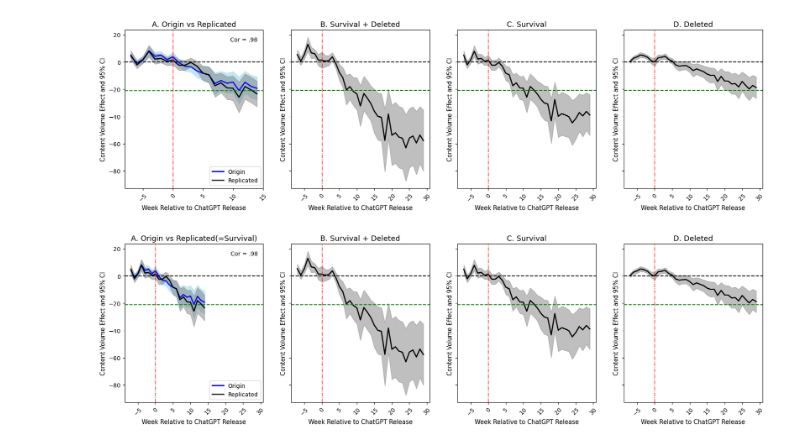
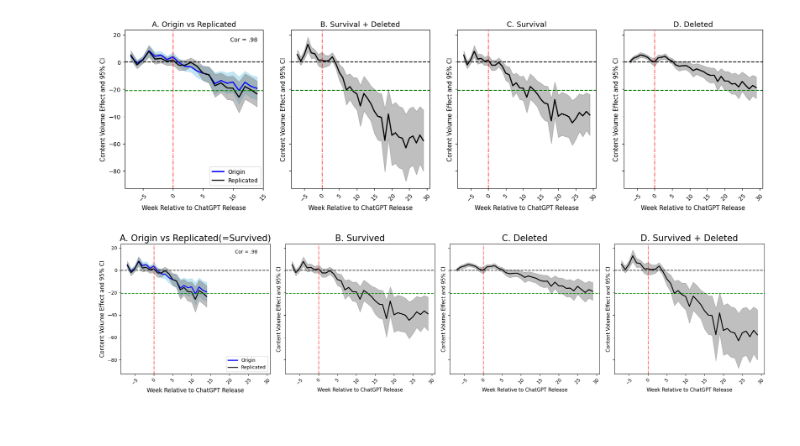
Before and after one commit to boysbeanxious/stackoverflow_src, a Jupyter notebook: matters_arising/Fig1.ipynb, the cells around one changed output. Drawn from its saved outputs; the diff is of its cells as text; code cells hidden in the pictures.

```diff
--- a/matters_arising/Fig1.ipynb
+++ b/matters_arising/Fig1.ipynb
@@ -802,50 +802,50 @@ axs[0].plot(cond3_n_df_coefs['period'], cond3_n_df_coefs['Estimate'], color='bla
 
 axs[0].axvline(x=0,     color='red',    linestyle='-.', linewidth=1)
 axs[0].axhline(y=0,     color='black',  linestyle='--')
-axs[0].set_xlabel("Week Relative to ChatGPT Release", fontsize = 10.5)
-axs[0].set_ylabel("Content Volume Effect and 95% CI", fontsize = 10.5)
-axs[0].set_title("A. Origin vs Replicated(=Survival)", fontsize=13)
+axs[0].set_xlabel("Week Relative to ChatGPT Release", fontsize = 12)
+axs[0].set_ylabel("Content Volume Effect and 95% CI", fontsize = 12)
+axs[0].set_title("A. Origin vs Replicated(=Survived)", fontsize = 18.5)
 axs[0].tick_params(axis='x', rotation=45)
 axs[0].axhline(y=-21, color='green',  linestyle='--')
 axs[0].text(21.5, 15, s='Cor = '+corr_value) #
 axs[0].legend(loc = 'lower right', fontsize = 10, ncols = 1) # add legend
 axs[0].grid(False)
 
-
-axs[1].fill_between(cond3_long_df_coefs['period'], cond3_long_df_coefs['ll_95'], cond3_long_df_coefs['ul_95'], color='gray', alpha=0.5)
-axs[1].plot(cond3_long_df_coefs['period'], cond3_long_df_coefs['Estimate'], color='black', linewidth=2)
-axs[1].axvline(x=0,     color='red',    linestyle='-.', linewidth=1)
-axs[1].axhline(y=0,     color='black',  linestyle='--')
+axs[1].fill_between(cond3_long_n_df_coefs['period'], cond3_long_n_df_coefs['ll_95'], cond3_long_n_df_coefs['ul_95'], color='gray', alpha=0.5)
+axs[1].plot(cond3_long_n_df_coefs['period'], cond3_long_n_df_coefs['Estimate'], color='black', linewidth=2)
+axs[1].axvline(x=0, color='red', linestyle='-.', linewidth=1)
+axs[1].axhline(y=0, color='black', linestyle='--')
 axs[1].axhline(y=-21, color='green',  linestyle='--')
 axs[1].set_xlabel("Week Relative to ChatGPT Release", fontsize = 10.5)
 axs[1].set_ylabel("Content Volume Effect and 95% CI", fontsize = 10.5)
-axs[1].set_title("B. Survival + Deleted", fontsize=13)
+axs[1].set_title("B. Survived", fontsize=18.5)
 axs[1].tick_params(axis='x', rotation=45)
 axs[1].grid(False)
 
-
-axs[2].fill_between(cond3_long_n_df_coefs['period'], cond3_long_n_df_coefs['ll_95'], cond3_long_n_df_coefs['ul_95'], color='gray', alpha=0.5)
-axs[2].plot(cond3_long_n_df_coefs['period'], cond3_long_n_df_coefs['Estimate'], color='black', linewidth=2)
+axs[2].fill_between(cond3_long_y_df_coefs['period'], cond3_long_y_df_coefs['ll_95'], cond3_long_y_df_coefs['ul_95'], color='gray', alpha=0.5)
+axs[2].plot(cond3_long_y_df_coefs['period'], cond3_long_y_df_coefs['Estimate'], color='black', linewidth=2)
 axs[2].axvline(x=0, color='red', linestyle='-.', linewidth=1)
 axs[2].axhline(y=0, color='black', linestyle='--')
 axs[2].axhline(y=-21, color='green',  linestyle='--')
 axs[2].set_xlabel("Week Relative to ChatGPT Release", fontsize = 10.5)
 axs[2].set_ylabel("Content Volume Effect and 95% CI", fontsize = 10.5)
-axs[2].set_title("C. Survival", fontsize=13)
+axs[2].set_title("C. Deleted", fontsize=18.5)
 axs[2].tick_params(axis='x', rotation=45)
 axs[2].grid(False)
 
-axs[3].fill_between(cond3_long_y_df_coefs['period'], cond3_long_y_df_coefs['ll_95'], cond3_long_y_df_coefs['ul_95'], color='gray', alpha=0.5)
-axs[3].plot(cond3_long_y_df_coefs['period'], cond3_long_y_df_coefs['Estimate'], color='black', linewidth=2)
-axs[3].axvline(x=0, color='red', linestyle='-.', linewidth=1)
-axs[3].axhline(y=0, color='black', linestyle='--')
+
+axs[3].fill_between(cond3_long_df_coefs['period'], cond3_long_df_coefs['ll_95'], cond3_long_df_coefs['ul_95'], color='gray', alpha=0.5)
+axs[3].plot(cond3_long_df_coefs['period'], cond3_long_df_coefs['Estimate'], color='black', linewidth=2)
+axs[3].axvline(x=0,     color='red',    linestyle='-.', linewidth=1)
+axs[3].axhline(y=0,     color='black',  linestyle='--')
 axs[3].axhline(y=-21, color='green',  linestyle='--')
 axs[3].set_xlabel("Week Relative to ChatGPT Release", fontsize = 10.5)
 axs[3].set_ylabel("Content Volume Effect and 95% CI", fontsize = 10.5)
-axs[3].set_title("D. Deleted", fontsize=13)
+axs[3].set_title("D. Survived + Deleted", fontsize=18.5)
 axs[3].tick_params(axis='x', rotation=45)
 axs[3].grid(False)
 
+fig.tight_layout()
 plt.show();
 # %% [output]
-[figure, old version]
+[figure, new version]
```
Also changed, not shown: 1 other file.
